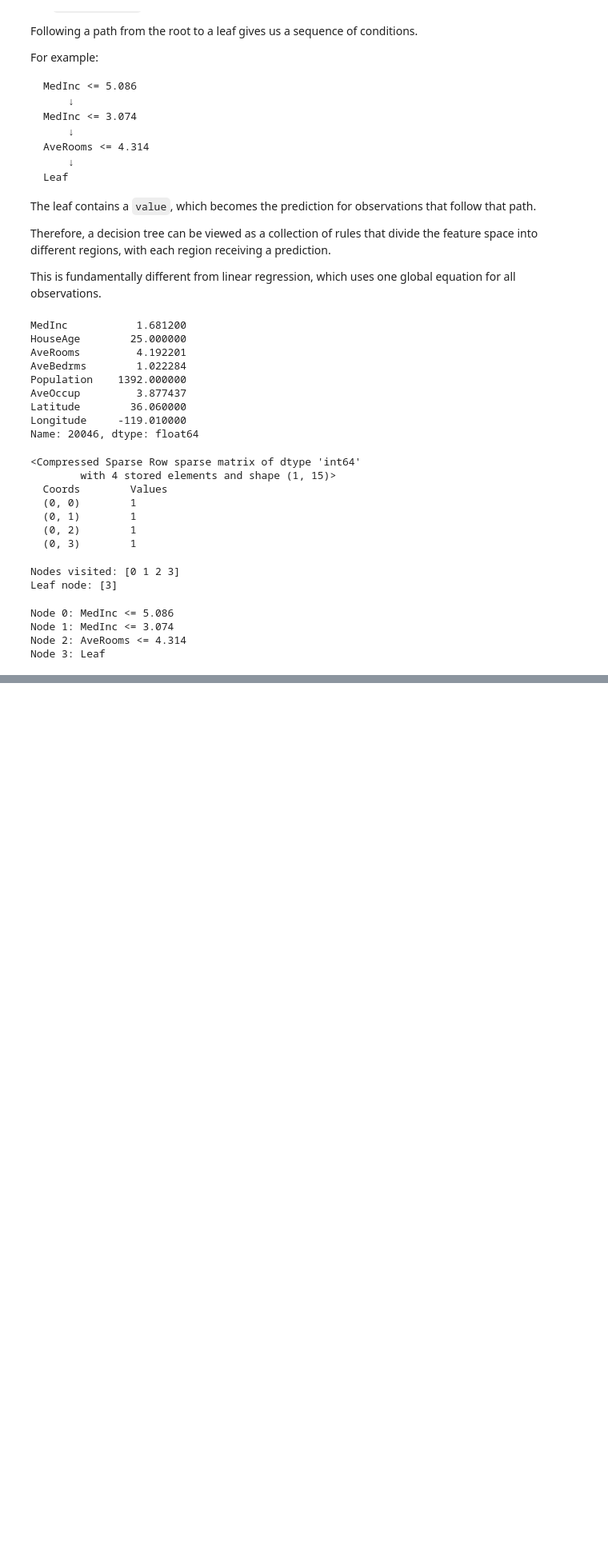
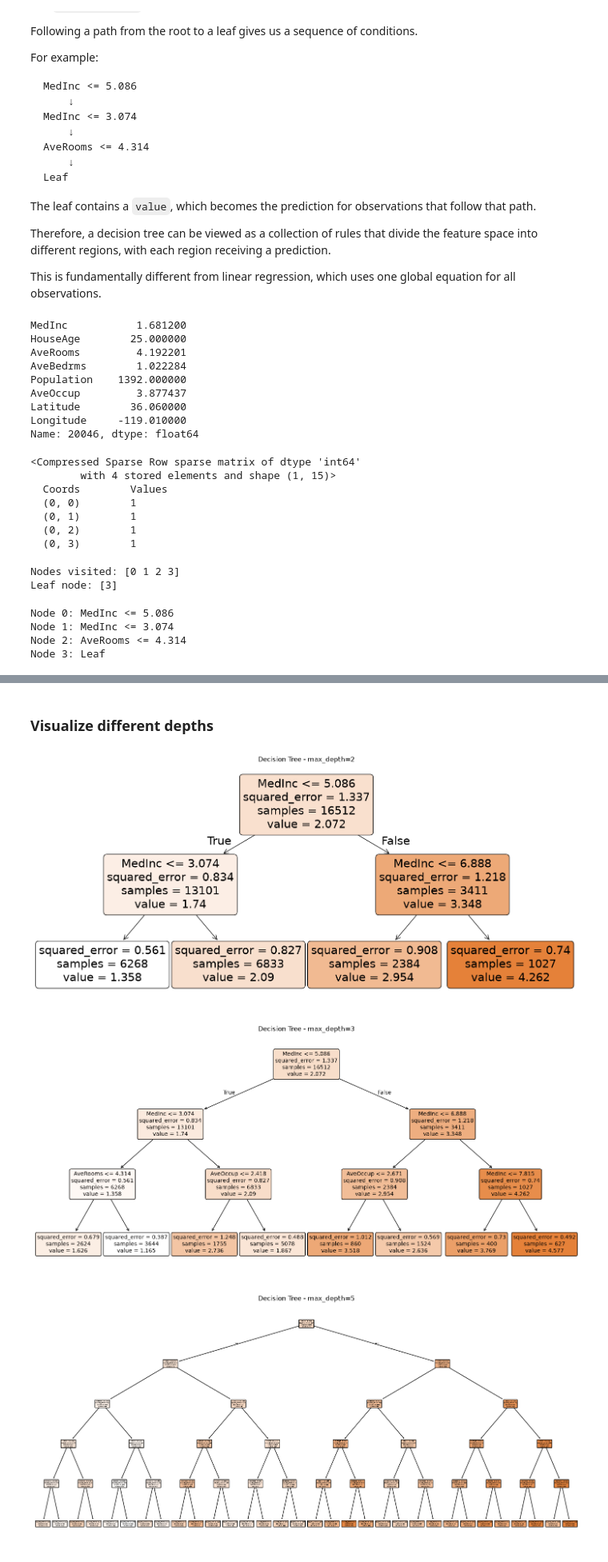
Before and after one commit to Navkirat9339/Housing-Price-Prediction, a Jupyter notebook: notebooks/04_decision_tree_regression.ipynb, the cells around one changed output, grey strips where cells are left out. Shown at 80% size. Cells and saved outputs as stored; diff of their text form; code cells hidden in the pictures; blank space fills up the shorter version.

Commit message:
Parameters of Decision Tree Analysis

```diff
--- a/notebooks/04_decision_tree_regression.ipynb
+++ b/notebooks/04_decision_tree_regression.ipynb
@@ -517,0 +652,26 @@ Tree leaf value: 1.6258228849085399
+# %% [markdown]
+### Visualize different depths
+# %%
+for depth in [2, 3, 5]:
+    model = DecisionTreeRegressor(
+        max_depth=depth,
+        random_state=42
+    )
+
+    model.fit(X_train, y_train)
+
+    plt.figure(figsize=(18, 8))
+
+    plot_tree(
+        model,
+        feature_names=X_train.columns,
+        filled=True,
+        rounded=True
+    )
+
+    plt.title(f"Decision Tree - max_depth={depth}")
+    plt.show()
+# %% [output]
+[figure, added]
+[figure, added]
+[figure, added]
```
Also changed, not shown: parts of 15 cells of this notebook.
